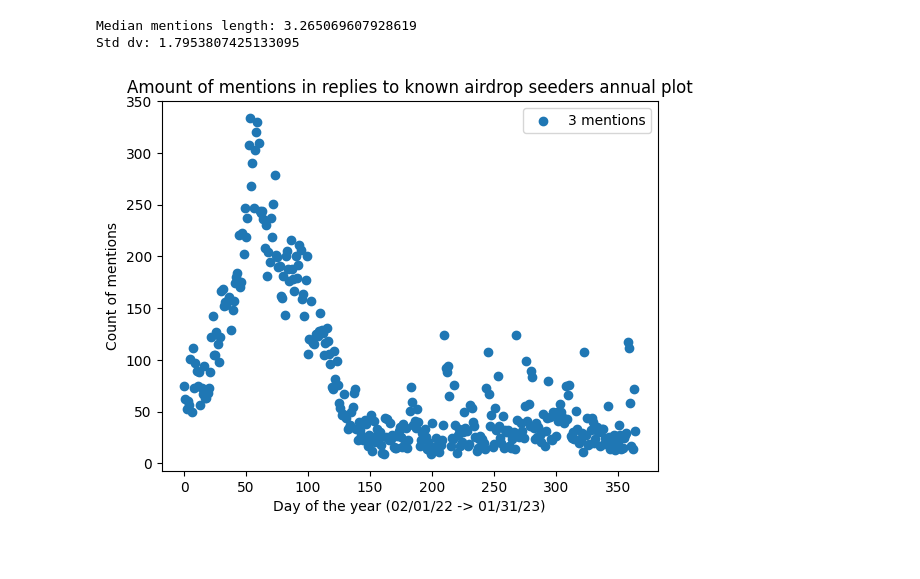
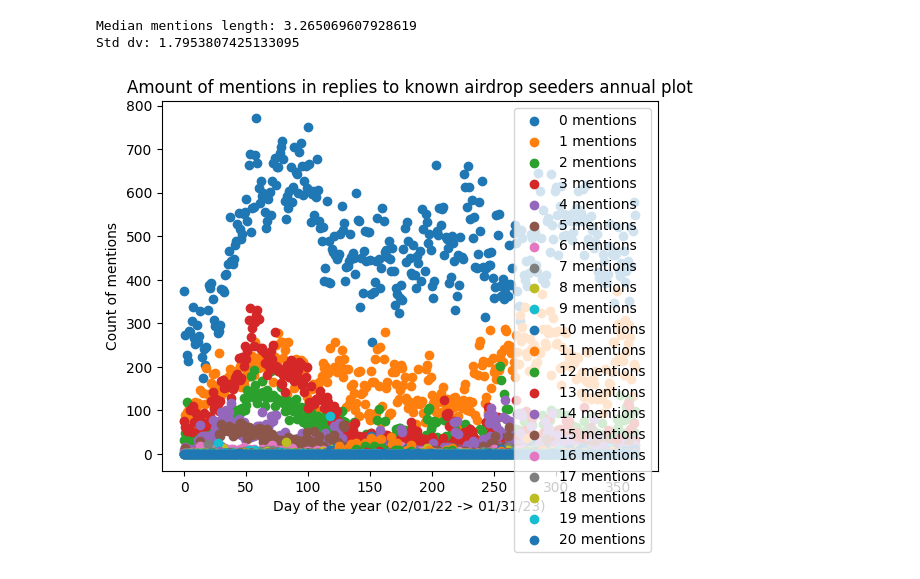
Before and after one commit to colbyeagan/TDAA, a Jupyter notebook: tweets.ipynb, the cells around one changed output. Drawn from its saved outputs; the diff is of its cells as text; code cells hidden in the pictures; blank space fills up the shorter version.

Commit message:
graphs

```diff
--- a/tweets.ipynb
+++ b/tweets.ipynb
@@ -1163,8 +1163,8 @@ Std dv: 1.7953807425133095
 # %%
 import matplotlib.pyplot as plt
 
-min_mens = 3
-max_mens = 3
+min_mens = 0
+max_mens = 20
 
 # create a dictionary to store the count of mentions of each length for each json file
 mentions_count = {i: {j: 0 for j in range(min_mens, max_mens+1)} for i in range(365)}
@@ -1174,31 +1174,31 @@ for i in range(365):
     # read in the json file
     with open(f'replies_to_{i}.json', 'r') as f:
         json_file = json.load(f)
 
     # loop through each dictionary in the 'data' key
     for data_dict in json_file['data']:
 
         # loop through each dictionary in the 'mentions' key and count the length of the list
         if 'entities' in data_dict and 'mentions' in data_dict['entities']:
             length = (len(data_dict['entities']['mentions']) - 1)
             if(length > max_mens or length < min_mens):
                 continue
             mentions_count[i][length] += 1
 
 # create a scatter plot
 for j in range(min_mens, max_mens+1):
     x = [i for i in range(365)]
     y = [mentions_count[i][j] for i in range(365)]
     label = f"{j} mentions"
     plt.scatter(x, y, label=label)
 
 # set the title and labels for the plot
 plt.title("Amount of mentions in replies to known airdrop seeders annual plot")
 plt.xlabel("Day of the year (02/01/22 -> 01/31/23)")
 plt.ylabel("Count of mentions")
 plt.legend()
 
 # display the plot
 plt.show()
 # %% [output]
-[figure, old version]
+[figure, new version]
```
Also changed, not shown: parts of 1 cell of this notebook.
